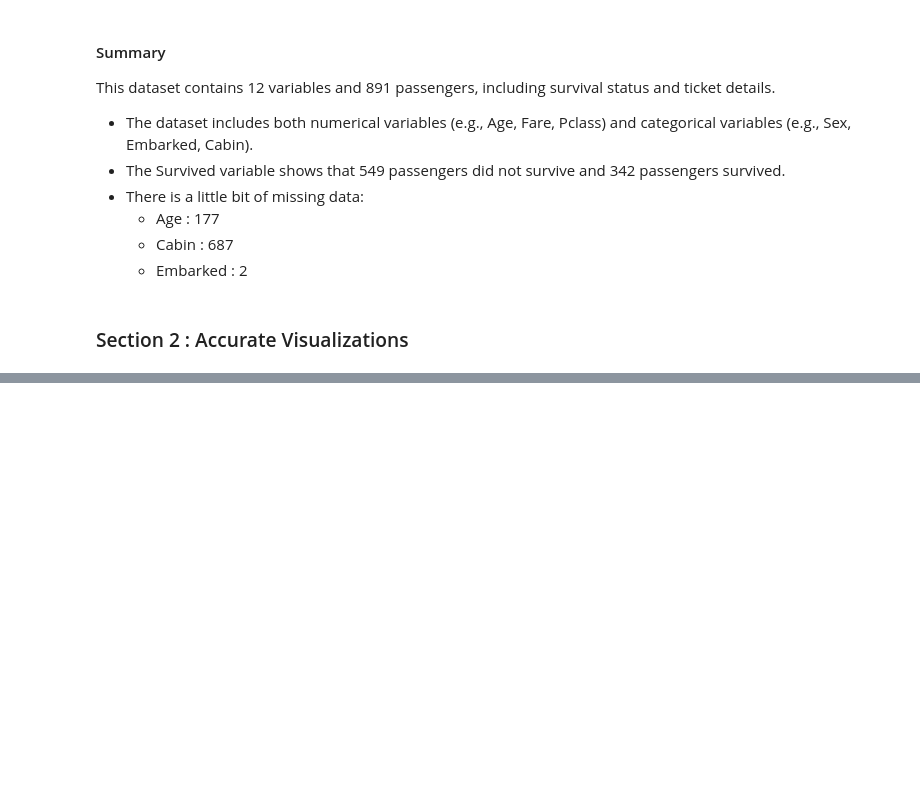
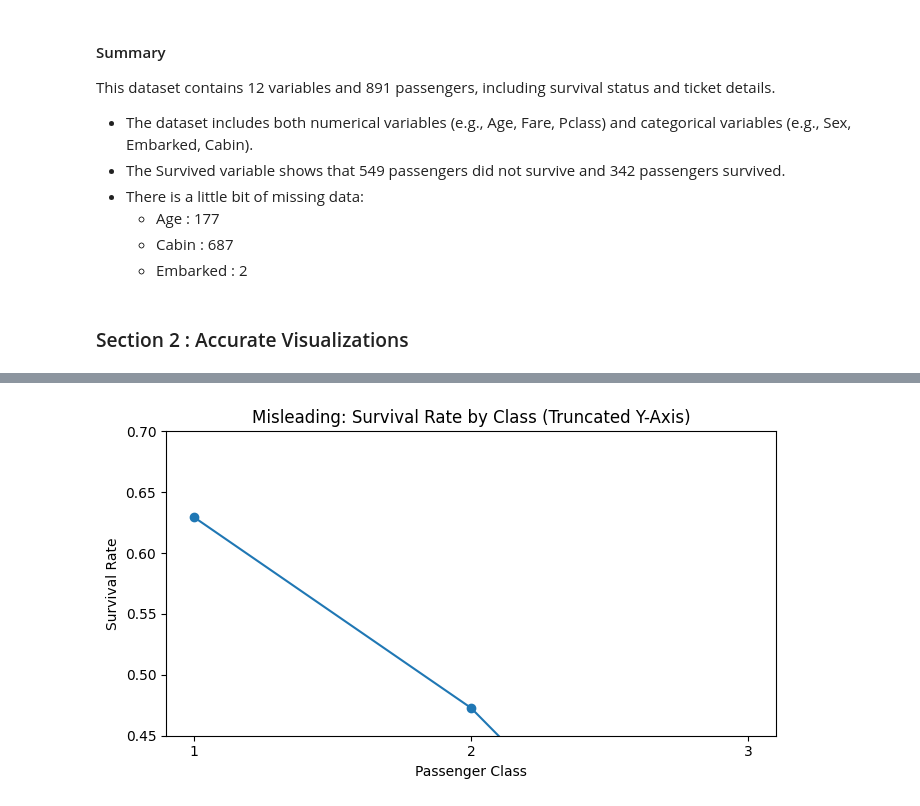
Before and after one commit to 2000031041-ShivaChary196/DATA6550-Visualization, a Jupyter notebook: Code/Beladiya.ipynb, the cells around one changed output, grey strips where cells are left out. Saved outputs shown, nothing was run; the diff lists cells and outputs as text; code cells hidden in the pictures; blank space fills up the shorter version.

```diff
--- a/Code/Beladiya.ipynb
+++ b/Code/Beladiya.ipynb
@@ -132,0 +160,16 @@ plt.show()
+# %%
+# Shortened Y-axis to exaggerate differences in survival rates by class
+survival_by_class = df.groupby("Pclass")["Survived"].mean().sort_index()
+
+plt.figure(figsize=(7, 4))
+plt.plot(survival_by_class.index, survival_by_class.values, marker="o")
+plt.title("Misleading: Survival Rate by Class (Truncated Y-Axis)")
+plt.xlabel("Passenger Class")
+plt.ylabel("Survival Rate")
+
+plt.ylim(0.45, 0.70)
+plt.xticks([1, 2, 3])
+plt.tight_layout()
+plt.show()
+# %% [output]
+[figure, added]
```
Also changed, not shown: parts of 7 cells of this notebook.
